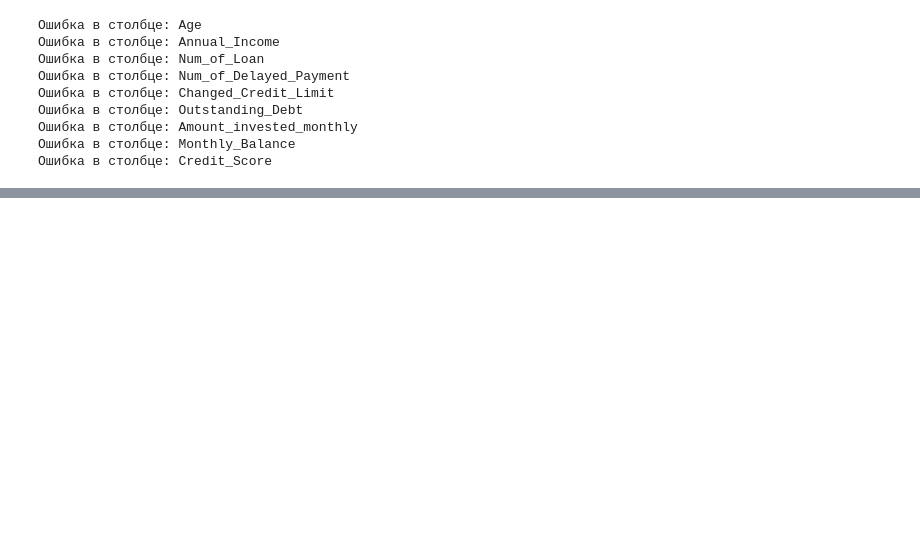
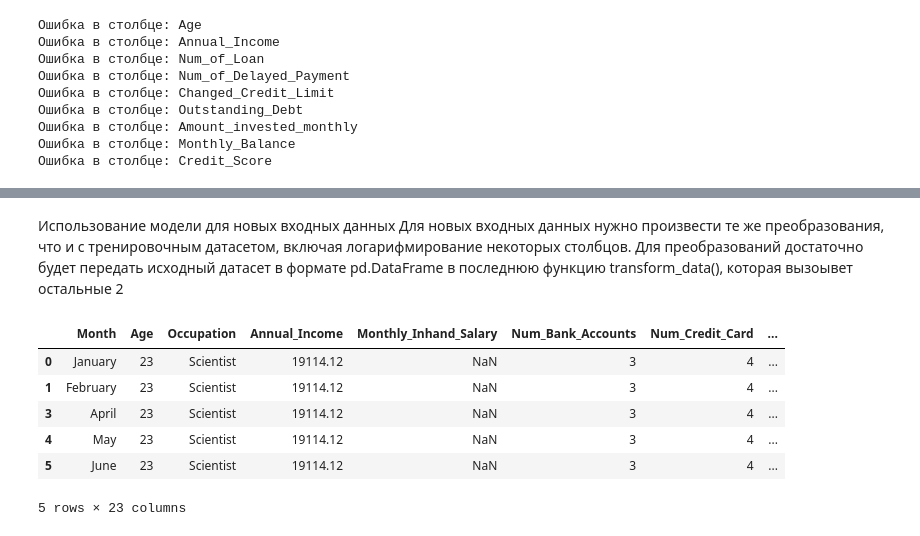
Before and after one commit to Vladlen1708/Credit-score-first-pet-project-, a Jupyter notebook: Credit_score.ipynb, the cells around one changed output, grey strips where cells are left out. Saved outputs shown, nothing was run; the diff lists cells and outputs as text; code cells hidden in the pictures; blank space fills up the shorter version.

```diff
--- a/Credit_score.ipynb
+++ b/Credit_score.ipynb
@@ -19,7 +21,7 @@ print("Path to dataset files:", path)
 Path to dataset files: C:\Users\bvo5\.cache\kagglehub\datasets\parisrohan\credit-score-classification\versions\1
 # %%
 train = pd.read_csv(f'{path}\\train.csv', low_memory=False)
-test = pd.read_csv(f'{path}\\test.csv', low_memory=False)
+train_copy = train
 # %%
 train.head(2)
 # %% [output]
@@ -271,0 +392,54 @@ plt.show()
+# %% [markdown]
+Использование модели для новых входных данных
+Для новых входных данных нужно произвести те же преобразования, что и с тренировочным датасетом, включая логарифмирование некоторых столбцов. Для преобразований достаточно будет передать исходный датасет в формате pd.DataFrame в последнюю функцию transform_data(), которая вызоывет остальные 2
+# %%
+# Для далнейшего использования модели вынесим преобразование исходной таблицы в отдельные функции
+
+def Credit_History_Age(s=str):
+    try:
+        y, m = map(int, s[:s.rfind(' ')].split(" Years and "))
+        return y + m/12
+    except:
+        return s
+
+def drop_artifact_rows(df, columns):
+    mask = pd.Series(False, index=df.index)
+    for col in columns:
+        converted = pd.to_numeric(df[col], errors='coerce')
+        artifacts = df[col].notna() & converted.isna()
+        mask = mask | artifacts
+        #print(f"В колонке '{col}' найдено артефактов: {artifacts.sum()}")
+
+    df_cleaned = df[~mask].copy()
+    for col in columns:
+        df_cleaned[col] = pd.to_numeric(df_cleaned[col], errors='ignore')
+    return df_cleaned
+
+def transform_data(df):
+    df = df.drop(columns=['ID', 'Customer_ID', 'Name', 'SSN'])
+    df["Credit_History_Age"] = df["Credit_History_Age"].apply(lambda s: Credit_History_Age(s))
+    df = drop_artifact_rows(df, ["Age", "Annual_Income", "Num_of_Loan", "Num_of_Delayed_Payment", "Changed_Credit_Limit", "Outstanding_Debt", "Amount_invested_monthly", "Monthly_Balance"])
+    cat_features = ["Month", "Occupation", "Type_of_Loan", "Credit_Mix", "Payment_Behaviour", "Payment_of_Min_Amount"]
+    for col in cat_features:
+        df[col] = df[col].astype(str)
+    try:
+        df = df.drop('Credit_Score', axis=1)
+    except:
+        pass
+
+    lognorm_features = ['Monthly_Inhand_Salary', 'Delay_from_due_date', 'Amount_invested_monthly', 'Monthly_Balance']
+    for col in lognorm_features:
+        df[col] = np.log(X_train_log[col]+1)
+        df[col] = np.log(X_test_log[col]+1)
+
+    return df
+# %%
+transform_data(train_copy).head(5)
+# %% [output]
+|  | Month | Age | Occupation | Annual_Income | Monthly_Inhand_Salary | Num_Bank_Accounts | Num_Credit_Card | ... |
+| 0 | January | 23 | Scientist | 19114.12 | NaN | 3 | 4 | ... |
+| 1 | February | 23 | Scientist | 19114.12 | NaN | 3 | 4 | ... |
+| 3 | April | 23 | Scientist | 19114.12 | NaN | 3 | 4 | ... |
+| 4 | May | 23 | Scientist | 19114.12 | NaN | 3 | 4 | ... |
+| 5 | June | 23 | Scientist | 19114.12 | NaN | 3 | 4 | ... |
+5 rows × 23 columns
```
Also changed, not shown: parts of 39 cells of this notebook, 1 other file.
